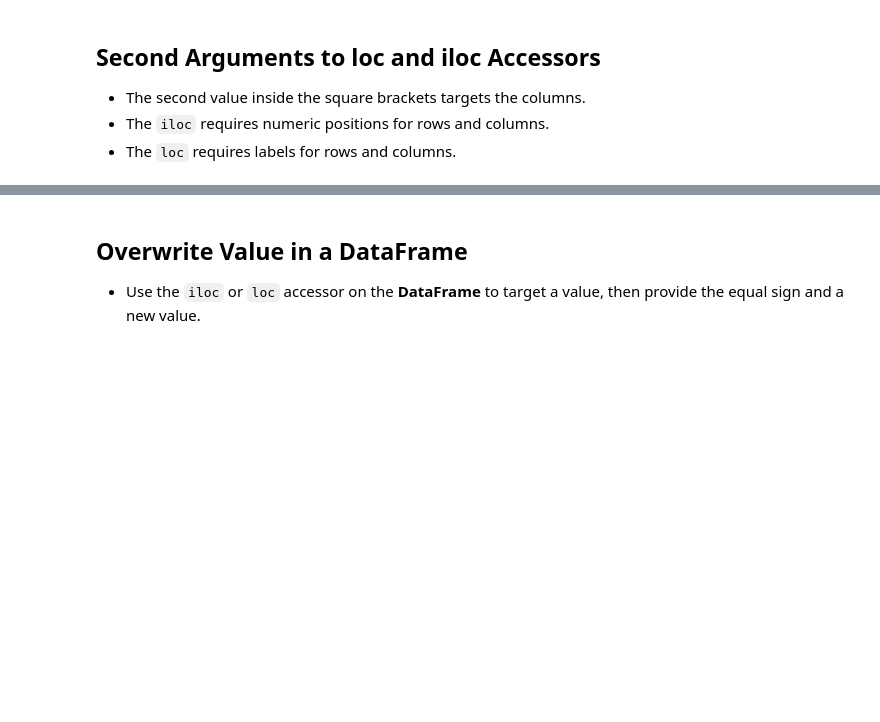
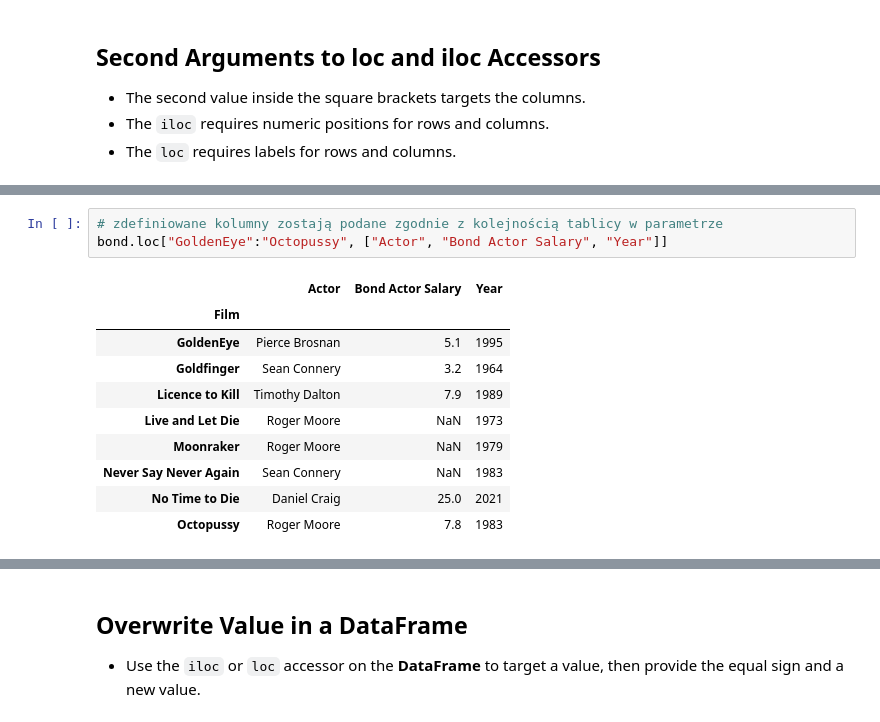
Before and after one commit to kon-mat/DataAnalysis, a Jupyter notebook: Python/Udemy/DataAnalysisWithPandasAndPython/Complete/06 - DataFrames III - Data Extraction.ipynb, the cells around one changed output, grey strips where cells are left out. Drawn from its saved outputs; the diff is of its cells as text; blank space fills up the shorter version.

```diff
--- a/Python/Udemy/DataAnalysisWithPandasAndPython/Complete/06 - DataFrames III - Data Extraction.ipynb
+++ b/Python/Udemy/DataAnalysisWithPandasAndPython/Complete/06 - DataFrames III - Data Extraction.ipynb
@@ -268,0 +313,14 @@ bond.loc["GoldenEye":]
+# %%
+# zdefiniowane kolumny zostają podane zgodnie z kolejnością tablicy w parametrze
+bond.loc["GoldenEye":"Octopussy", ["Actor", "Bond Actor Salary", "Year"]]
+# %% [output]
+|  | Actor | Bond Actor Salary | Year |
+| Film |  |  |  |
+| GoldenEye | Pierce Brosnan | 5.1 | 1995 |
+| Goldfinger | Sean Connery | 3.2 | 1964 |
+| Licence to Kill | Timothy Dalton | 7.9 | 1989 |
+| Live and Let Die | Roger Moore | NaN | 1973 |
+| Moonraker | Roger Moore | NaN | 1979 |
+| Never Say Never Again | Sean Connery | NaN | 1983 |
+| No Time to Die | Daniel Craig | 25.0 | 2021 |
+| Octopussy | Roger Moore | 7.8 | 1983 |
```
Also changed, not shown: parts of 8 cells of this notebook.
